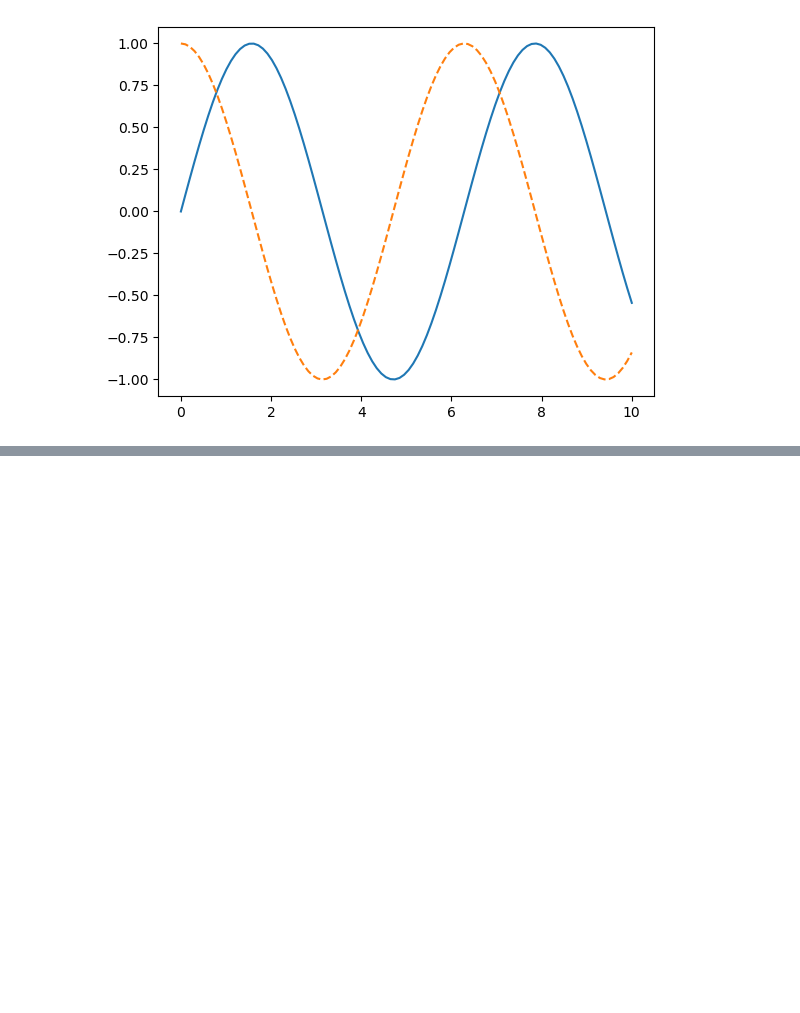
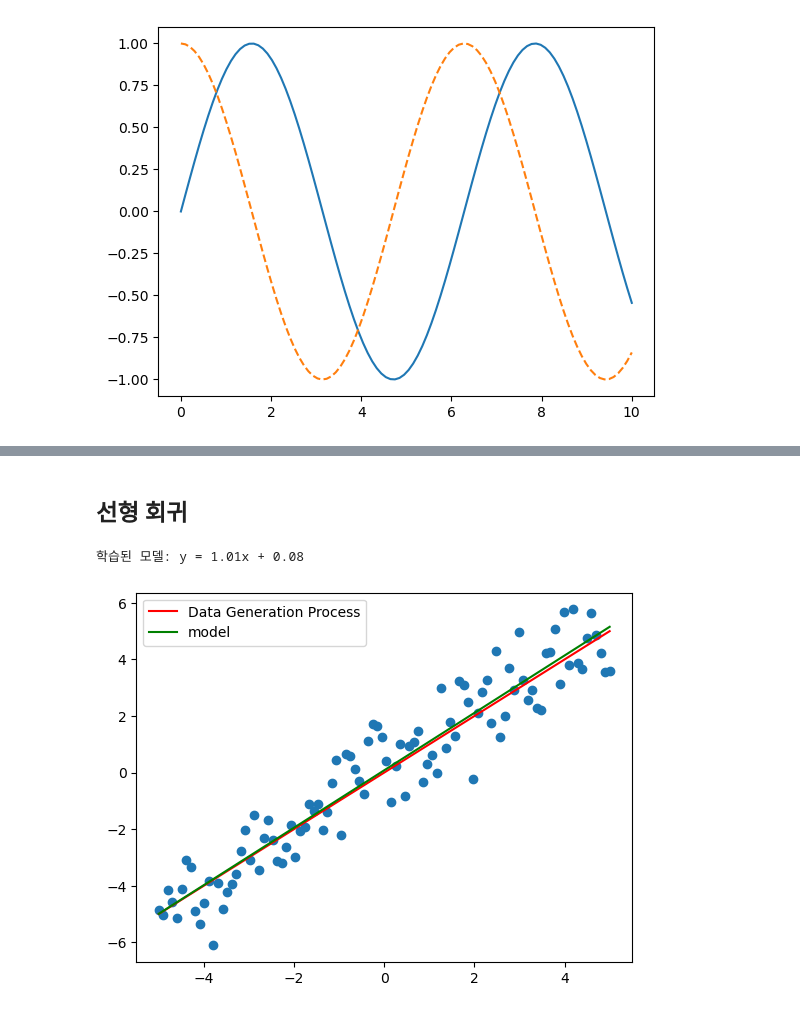
Before and after one commit to rebirther00/pydeep_multicam, a Jupyter notebook: Day1-SJ.ipynb, the cells around one changed output, grey strips where cells are left out. Drawn from its saved outputs; the diff is of its cells as text; code cells hidden in the pictures; blank space fills up the shorter version.

```diff
--- a/Day1-SJ.ipynb
+++ b/Day1-SJ.ipynb
@@ -108,0 +123,30 @@ plt.show()
+# %% [markdown]
+## 선형 회귀
+# %%
+import numpy as np
+import sklearn # "싸이킷런"
+from sklearn.linear_model import LinearRegression
+import matplotlib.pyplot as plt
+
+난수생성기 = np.random.default_rng(seed=0)
+xs = np.linspace(-5, 5, 100)
+noise = 난수생성기.normal(0, 1, xs.shape) # 평균 0, 표준편차 1
+ys = xs + noise
+
+# model = sklearn.linear_model.LinearRegression()
+model = LinearRegression()
+data = xs.reshape(-1, 1)  # (100,) -> (100, 1)
+target = ys
+model.fit(data, target) # 지도 학습
+# 학습된 매개변수
+w = model.coef_[0]; b = model.intercept_
+print(f'학습된 모델: y = {w:.2f}x + {b:.2f}')
+
+plt.scatter(xs, ys)
+plt.plot(xs, ys - noise, color='red', label='Data Generation Process')
+plt.plot(xs, model.predict(data), color='green', label='model')
+plt.legend()
+plt.show()
+# %% [output]
+학습된 모델: y = 1.01x + 0.08
+[figure, added]
```
Also changed, not shown: parts of 5 cells of this notebook, 1 other file.
